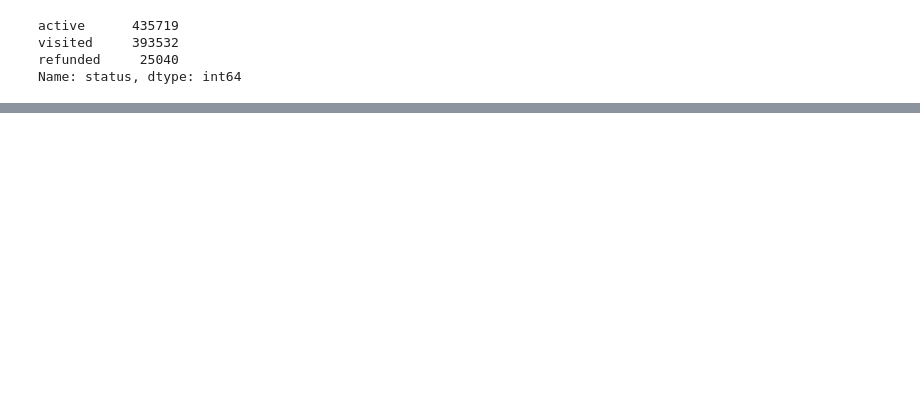
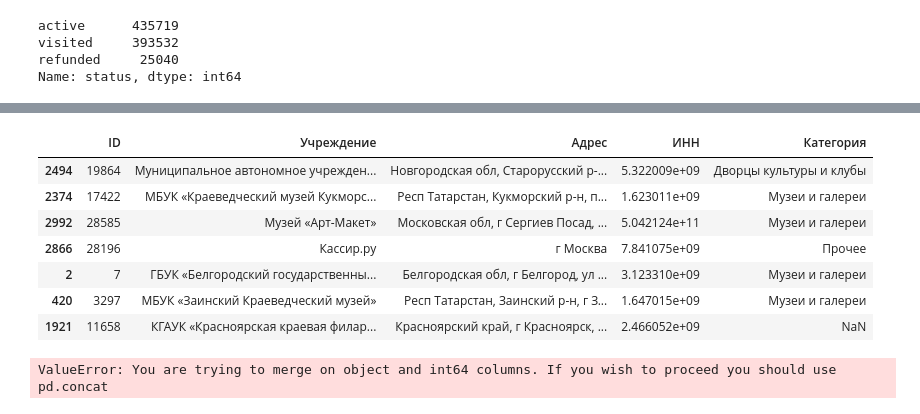
Before and after one commit to crazy-historian/pushkin_card_recommender_system, a Jupyter notebook: Download.ipynb, the cells around one changed output, grey strips where cells are left out. Saved outputs shown, nothing was run; the diff lists cells and outputs as text; code cells hidden in the pictures; blank space fills up the shorter version.

```diff
--- a/Download.ipynb
+++ b/Download.ipynb
@@ -229,0 +326,15 @@ Name: status, dtype: int64
+# %%
+organizations.sample(7)
+# %% [output]
+|  | ID | Учреждение | Адрес | ИНН | Категория |
+| 2494 | 19864 | Муниципальное автономное учрежден... | Новгородская обл, Старорусский р-... | 5.322009e+09 | Дворцы культуры и клубы |
+| 2374 | 17422 | МБУК «Краеведческий музей Кукморс... | Респ Татарстан, Кукморский р-н, п... | 1.623011e+09 | Музеи и галереи |
+| 2992 | 28585 | Музей «Арт-Макет» | Московская обл, г Сергиев Посад, ... | 5.042124e+11 | Музеи и галереи |
+| 2866 | 28196 | Кассир.ру | г Москва | 7.841075e+09 | Прочее |
+| 2 | 7 | ГБУК «Белгородский государственны... | Белгородская обл, г Белгород, ул ... | 3.123310e+09 | Музеи и галереи |
+| 420 | 3297 | МБУК «Заинский Краеведческий музей» | Респ Татарстан, Заинский р-н, г З... | 1.647015e+09 | Музеи и галереи |
+| 1921 | 11658 | КГАУК «Красноярская краевая филар... | Красноярский край, г Красноярск, ... | 2.466052e+09 | NaN |
+# %%
+users_full = uniq.join(users['user_birth'],ignore_index=False, axis = 1, keys = 'user_id')
+# %% [output]
+ValueError: You are trying to merge on object and int64 columns. If you wish to proceed you should use pd.concat
```
Also changed, not shown: parts of 23 cells of this notebook.
